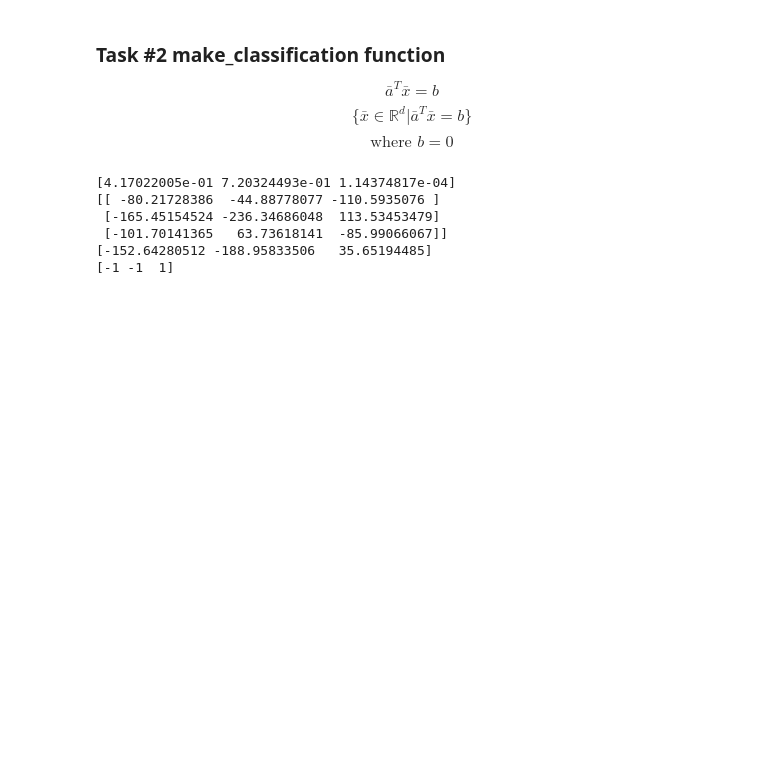
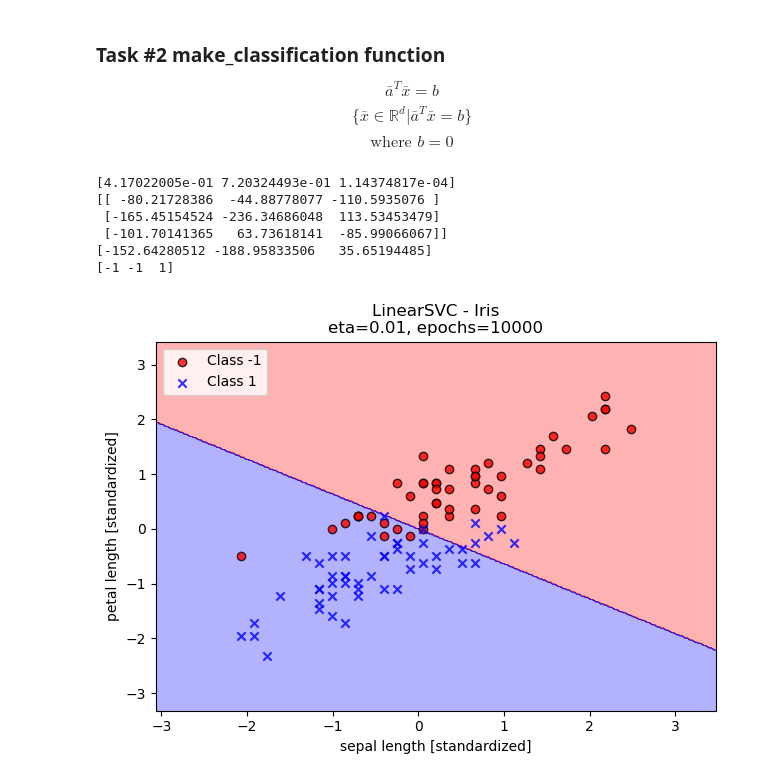
Before and after one commit to nnail0/429-hw2, a Jupyter notebook: linear_svc_mn.ipynb, the cells around one changed output. Cells and saved outputs as stored; diff of their text form; code cells hidden in the pictures; blank space fills up the shorter version.

Commit message:
linear svc working

```diff
--- a/linear_svc_mn.ipynb
+++ b/linear_svc_mn.ipynb
@@ -6,2 +7,8 @@ import numpy as np
+# %%
+NUM_ITER = 10000
+ETA = 0.01
+
+#global variable to keep track of runtimes of each model
+SVC_IRIS_t = 0.0
 # %% [markdown]
 ### Task #1 Implement LinearSVC
@@ -152,0 +197,39 @@ make_classification(d=3,n=3,seed=1)
+# %%
+import os
+import pandas as pd
+s = os.path.join('https://archive.ics.uci.edu', 'ml',
+                 'machine-learning-databases',
+                 'iris','iris.data')
+df = pd.read_csv(s,
+                 header=None,
+                 encoding='utf-8')
+
+X_4 = df.iloc[50:150, [0, 2]].to_numpy()
+Y_ref = df.iloc[50:150, 4].to_numpy()
+
+#Y_ref = np.where(Y_ref == 'Iris-setosa',-1,Y_ref)
+Y_ref = np.where(Y_ref == 'Iris-versicolor',1,Y_ref)
+Y_ref = np.where(Y_ref == 'Iris-virginica',-1,Y_ref)
+
+X_std4 = np.copy(X_4)
+X_std4[:,0] = (X_4[:,0] - X_4[:,0].mean()) / X_4[:,0].std()
+X_std4[:,1] = (X_4[:,1] - X_4[:,1].mean()) / X_4[:,1].std()
+# %%
+#plotting the decision boundary found for linear svc on the Iris dataset
+svc = LinearSVC(n_iter=NUM_ITER, eta=ETA)
+
+svc_iris_start = datetime.now()
+svc.fit(X_std4, Y_ref)
+svc_iris_end = datetime.now()
+SVC_IRIS_t = (svc_iris_end - svc_iris_start).total_seconds() *1000
+
+plot_decision_regions(X_std4, Y_ref, classifier=svc)
+plt.title(f'LinearSVC - Iris\n'
+          f'eta={ETA}, epochs={NUM_ITER}')
+plt.xlabel('sepal length [standardized]')
+plt.ylabel('petal length [standardized]')
+plt.legend(loc='upper left')
+plt.tight_layout()
+plt.show()
+# %% [output]
+[figure, added]
```
Also changed, not shown: parts of 4 cells of this notebook.
